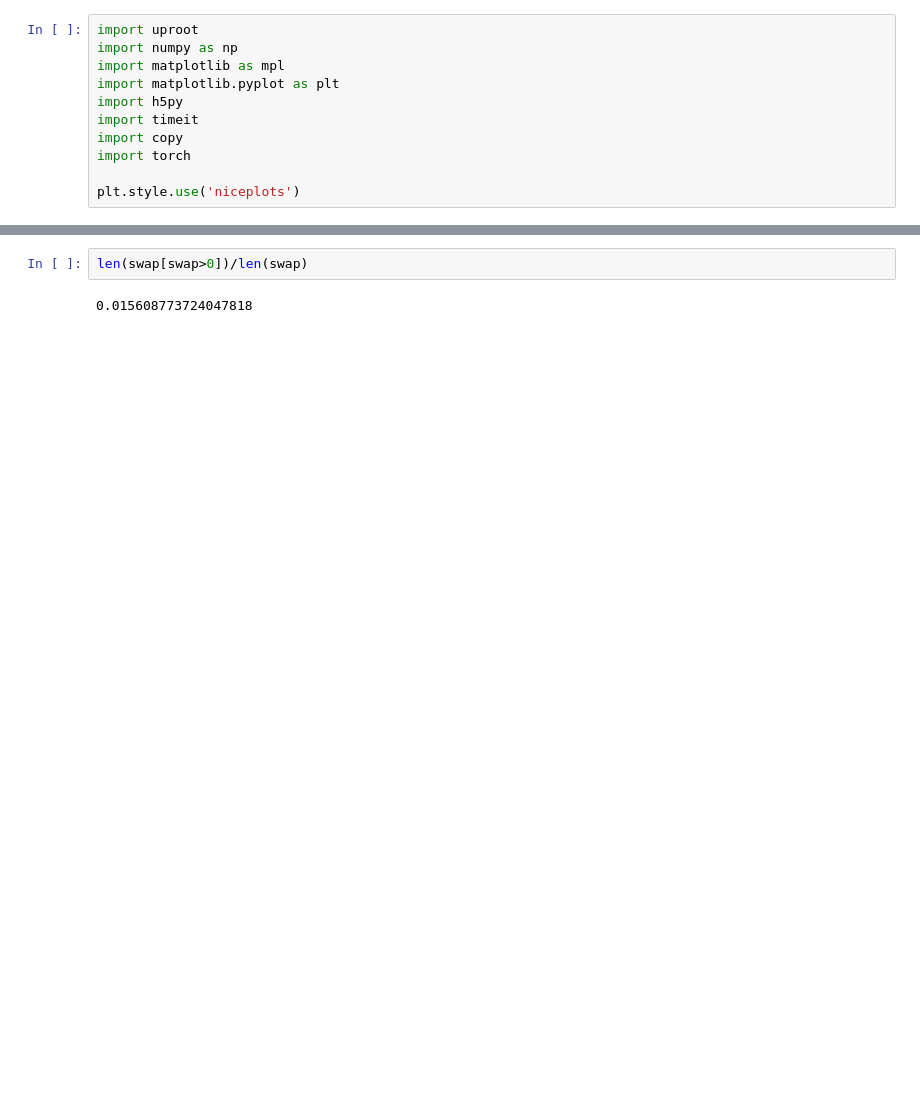
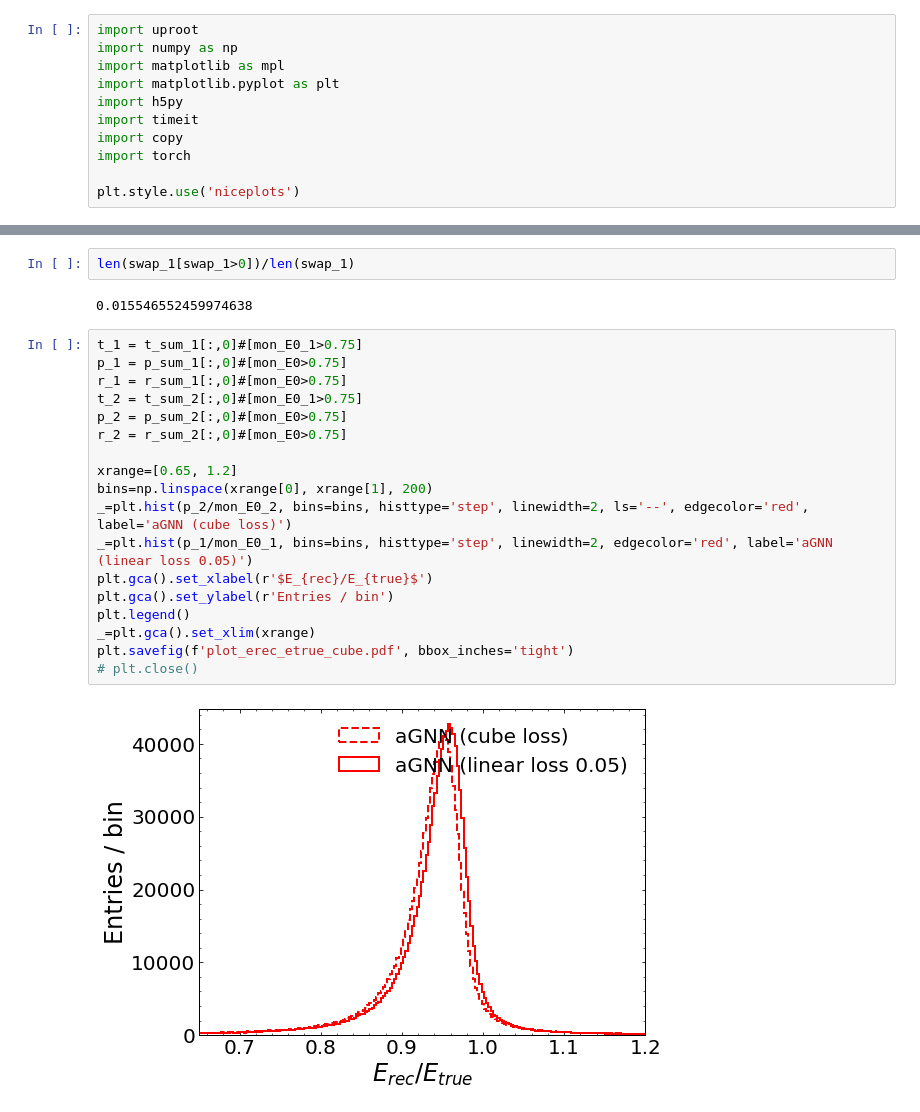
Before and after one commit to tferber/ECLML, a Jupyter notebook: scripts/plot_summary.ipynb, the cells around one changed output, grey strips where cells are left out. Drawn from its saved outputs; the diff is of its cells as text; blank space fills up the shorter version.

```diff
--- a/scripts/plot_summary.ipynb
+++ b/scripts/plot_summary.ipynb
@@ -29,5 +45,25 @@ swap = h5f['swap'][:]
 h5f.close()
 # %%
-len(swap[swap>0])/len(swap)
+len(swap_1[swap_1>0])/len(swap_1)
 # %% [output]
-0.015608773724047818
+0.015546552459974638
+# %%
+t_1 = t_sum_1[:,0]#[mon_E0_1>0.75]
+p_1 = p_sum_1[:,0]#[mon_E0>0.75]
+r_1 = r_sum_1[:,0]#[mon_E0>0.75]
+t_2 = t_sum_2[:,0]#[mon_E0_1>0.75]
+p_2 = p_sum_2[:,0]#[mon_E0>0.75]
+r_2 = r_sum_2[:,0]#[mon_E0>0.75]
+
+xrange=[0.65, 1.2]
+bins=np.linspace(xrange[0], xrange[1], 200)
+_=plt.hist(p_2/mon_E0_2, bins=bins, histtype='step', linewidth=2, ls='--', edgecolor='red', label='aGNN (cube loss)')
+_=plt.hist(p_1/mon_E0_1, bins=bins, histtype='step', linewidth=2, edgecolor='red', label='aGNN (linear loss 0.05)')
+plt.gca().set_xlabel(r'$E_{rec}/E_{true}$')
+plt.gca().set_ylabel(r'Entries / bin')
+plt.legend()
+_=plt.gca().set_xlim(xrange)
+plt.savefig(f'plot_erec_etrue_cube.pdf', bbox_inches='tight')
+# plt.close()
+# %% [output]
+[figure, added]
```
Also changed, not shown: parts of 13 cells of this notebook, 9 other files.
